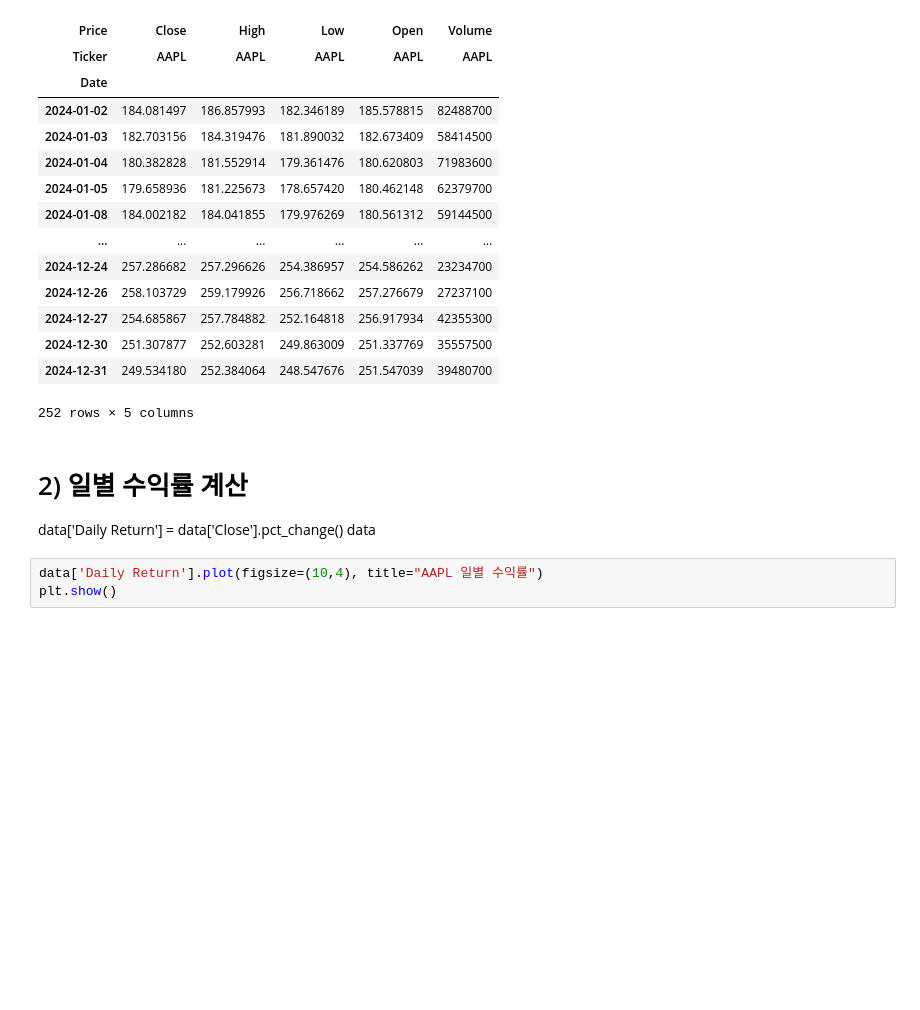
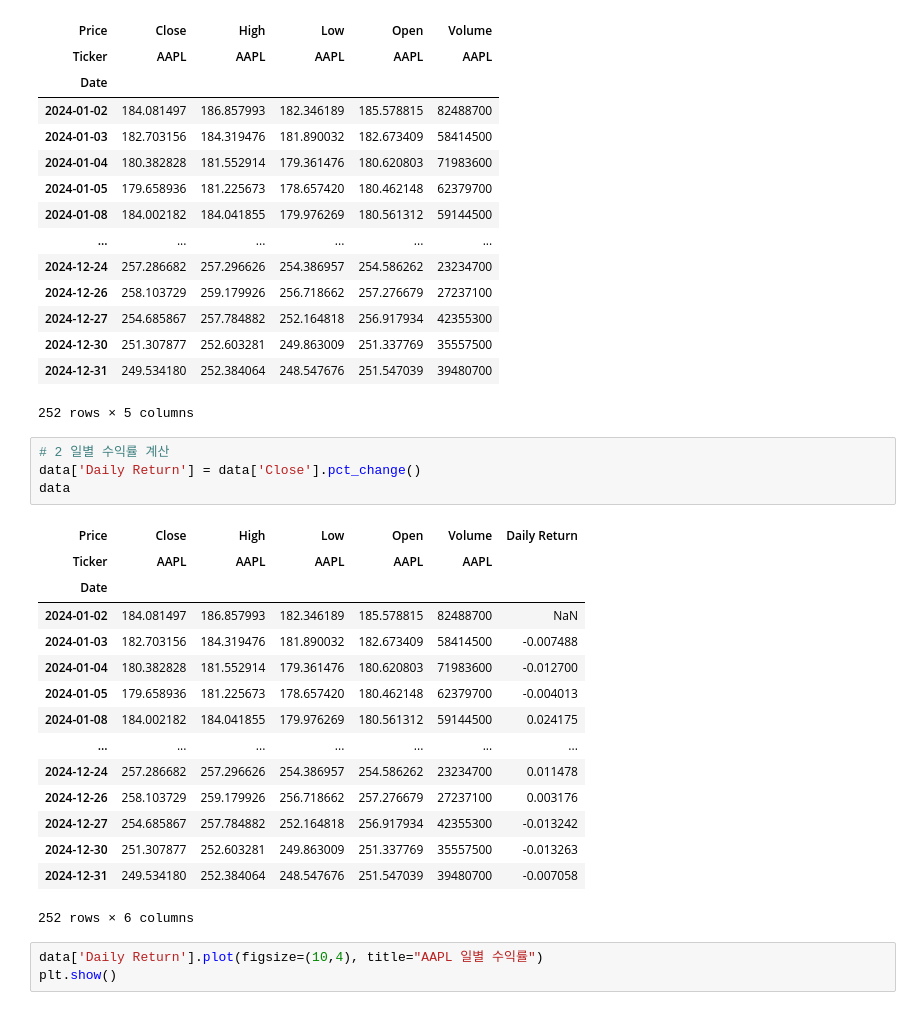
Before and after one commit to ejung2017/pandaspractice, a Jupyter notebook: progress_1014.ipynb, the cells around one changed output. Cells and saved outputs as stored; diff of their text form; blank space fills up the shorter version.

```diff
--- a/lesson_1014.ipynb
+++ b/progress_1014.ipynb
@@ -29,10 +29,26 @@ data
 | 2024-12-30 | 251.307877 | 252.603281 | 249.863009 | 251.337769 | 35557500 |
 | 2024-12-31 | 249.534180 | 252.384064 | 248.547676 | 251.547039 | 39480700 |
 252 rows × 5 columns
-# %% [markdown]
-# 2) 일별 수익률 계산
-data['Daily Return'] = data['Close'].pct_change()
-data
+# %%
+# 2 일별 수익률 계산
+data['Daily Return'] = data['Close'].pct_change()
+data
+# %% [output]
+| Price | Close | High | Low | Open | Volume | Daily Return |
+| Ticker | AAPL | AAPL | AAPL | AAPL | AAPL |  |
+| Date |  |  |  |  |  |  |
+| 2024-01-02 | 184.081497 | 186.857993 | 182.346189 | 185.578815 | 82488700 | NaN |
+| 2024-01-03 | 182.703156 | 184.319476 | 181.890032 | 182.673409 | 58414500 | -0.007488 |
+| 2024-01-04 | 180.382828 | 181.552914 | 179.361476 | 180.620803 | 71983600 | -0.012700 |
+| 2024-01-05 | 179.658936 | 181.225673 | 178.657420 | 180.462148 | 62379700 | -0.004013 |
+| 2024-01-08 | 184.002182 | 184.041855 | 179.976269 | 180.561312 | 59144500 | 0.024175 |
+| ... | ... | ... | ... | ... | ... | ... |
+| 2024-12-24 | 257.286682 | 257.296626 | 254.386957 | 254.586262 | 23234700 | 0.011478 |
+| 2024-12-26 | 258.103729 | 259.179926 | 256.718662 | 257.276679 | 27237100 | 0.003176 |
+| 2024-12-27 | 254.685867 | 257.784882 | 252.164818 | 256.917934 | 42355300 | -0.013242 |
+| 2024-12-30 | 251.307877 | 252.603281 | 249.863009 | 251.337769 | 35557500 | -0.013263 |
+| 2024-12-31 | 249.534180 | 252.384064 | 248.547676 | 251.547039 | 39480700 | -0.007058 |
+252 rows × 6 columns
 # %%
 data['Daily Return'].plot(figsize=(10,4), title="AAPL 일별 수익률")
 plt.show()
```
Also changed, not shown: parts of 5 cells of this notebook, 3 other files.
